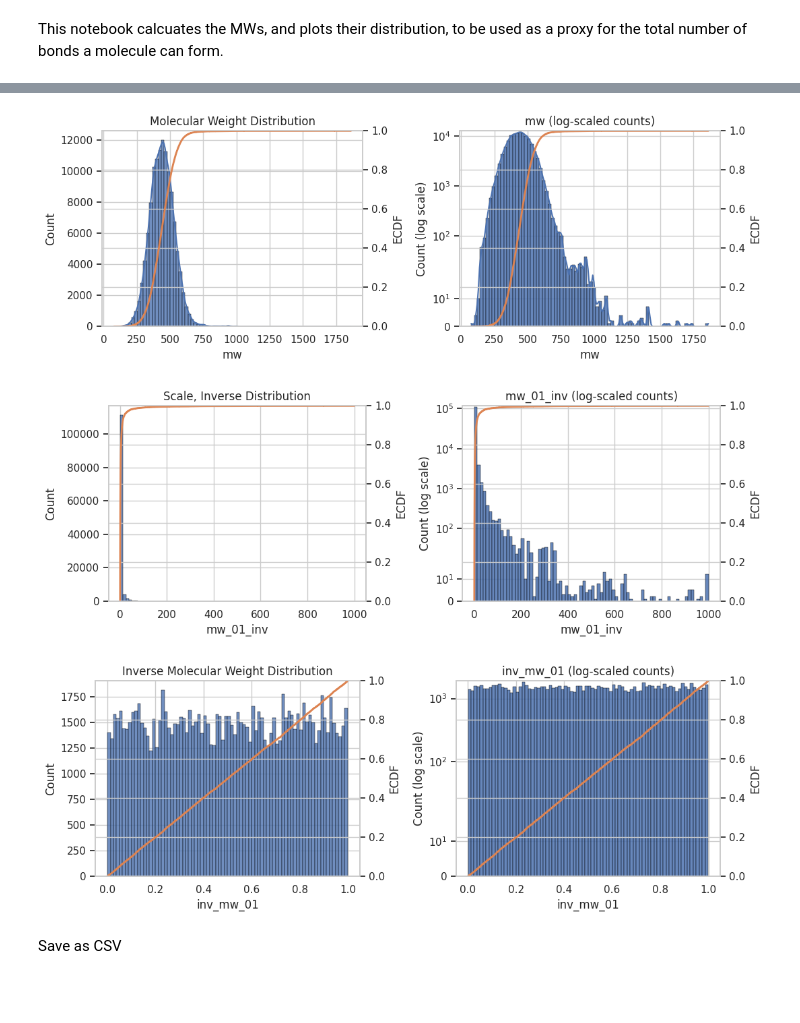
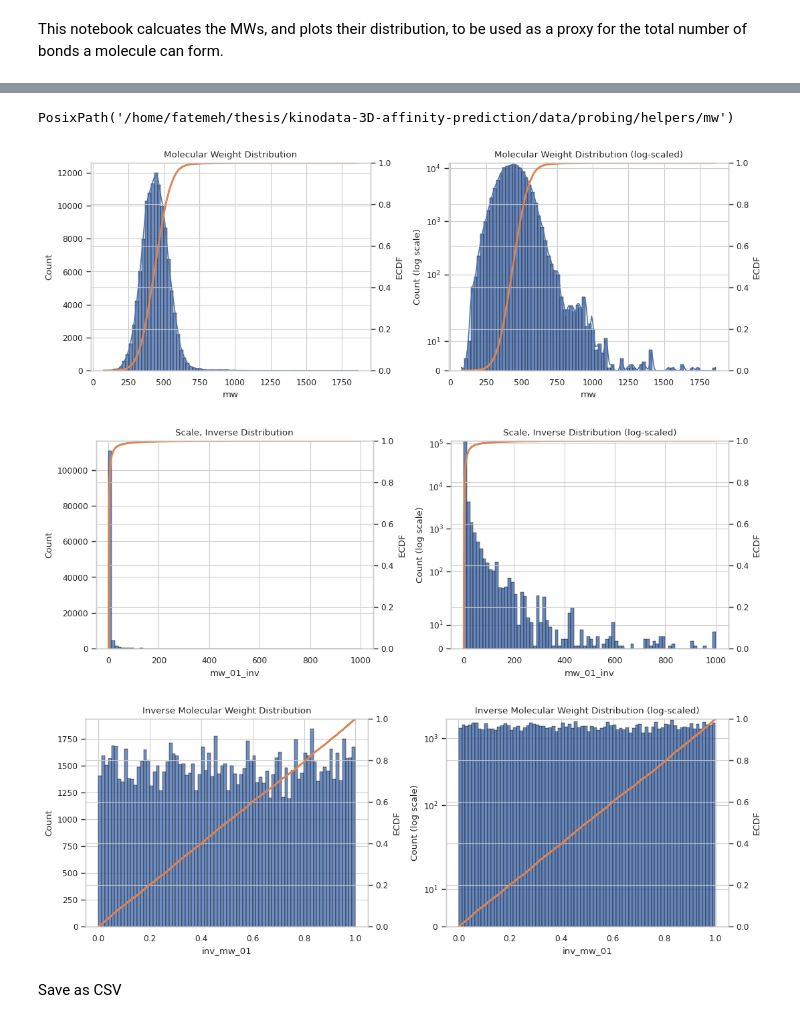
Before and after one commit to fatemeh-moghaddam/kinodata-3D-affinity-prediction, a Jupyter notebook: prob/interactions/mw.ipynb, the cells around one changed output, grey strips where cells are left out. Cells and saved outputs as stored; diff of their text form; code cells hidden in the pictures; blank space fills up the shorter version.

```diff
--- a/prob/interactions/mw.ipynb
+++ b/prob/interactions/mw.ipynb
@@ -45,12 +59,14 @@ transform = QuantileTransformer(
     n_quantiles=10000,
 )
 
-def _no_zeros(df, col, eps=1e-3):
+def _no_zeros(df, col, eps=1e-3) -> pd.DataFrame:
+    ''' to avoid issues with having zero in the denominator of the weighted average '''
     df[col] = eps + (1 - 2*eps) * df[col]
     return df
 # %%
-mws = pd.DataFrame()
-mws["mw"] = mapping["smiles"].apply(mw_from_smiles)
+# mws = pd.DataFrame()
+mws = mapping[["smiles", "ident", "y_processed", "activity_id"]].copy()
+mws["mw"] = mws["smiles"].apply(mw_from_smiles)
 print("Molecular weight statistics:")
 print(mws["mw"].describe())
 
@@ -89,17 +114,25 @@ Name: inv_mw_01, dtype: float64
+# %%
+save_dir = get_data_dir() / "helpers"/ "mw"
+save_dir
+# %% [output]
+PosixPath('/home/fatemeh/thesis/kinodata-3D-affinity-prediction/data/probing/helpers/mw')
 # %%
 plot_dist_with_log(mws, col="mw", title="Molecular Weight Distribution", show_ecdf=True,
                    kde=True,
-                   context_overwrite="notebook",)
+                   context_overwrite="paper",
+                   save_path=save_dir/"mw_distribution.png",)
 # %% [output]
-[figure, old version]
+[figure, new version]
 # %%
-plot_dist_with_log(mws, col="mw_01_inv", title="Scale, Inverse Distribution", show_ecdf=True, context_overwrite="notebook",)
+plot_dist_with_log(mws, col="mw_01_inv", title="Scale, Inverse Distribution", show_ecdf=True, context_overwrite="paper",
+                   save_path=save_dir/"mw_01_inv_distribution.png",)
 # %% [output]
-[figure, old version]
+[figure, new version]
 # %%
-plot_dist_with_log(mws, col="inv_mw_01", title="Inverse Molecular Weight Distribution", show_ecdf=True, context_overwrite="notebook",)
+plot_dist_with_log(mws, col="inv_mw_01", title="Inverse Molecular Weight Distribution", show_ecdf=True, context_overwrite="paper",
+save_path=save_dir/"inv_mw_01_distribution.png",)
 # %% [output]
-[figure, old version]
+[figure, new version]
 # %% [markdown]
 Save as CSV
 # %% [markdown]
```
Also changed, not shown: parts of 11 cells of this notebook.
